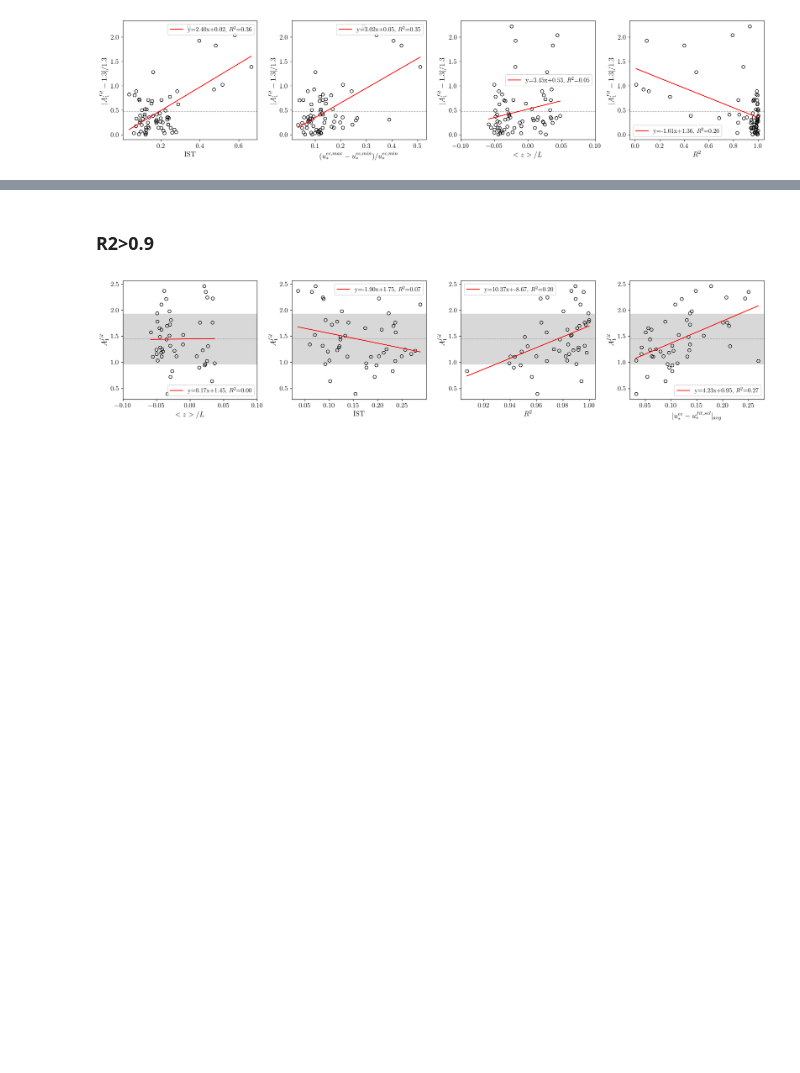
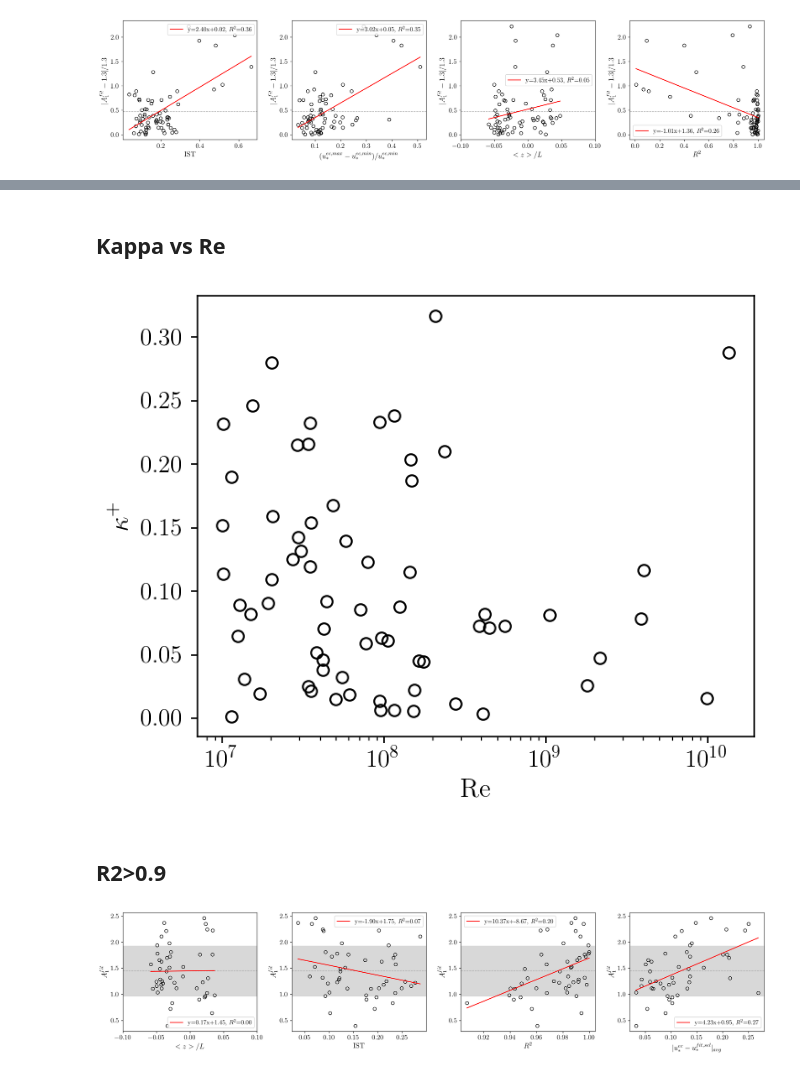
Before and after one commit to yueqin813/EC_analys, a Jupyter notebook: b2_neutral_var.ipynb, the cells around one changed output, grey strips where cells are left out. Drawn from its saved outputs; the diff is of its cells as text; code cells hidden in the pictures; blank space fills up the shorter version.

```diff
--- a/b2_neutral_var.ipynb
+++ b/b2_neutral_var.ipynb
@@ -585,5 +655,25 @@ plt.legend(fontsize=12)
+# %% [markdown]
+## Kappa vs Re ##
+# %%
+fig = plt.figure(figsize=(5,4), dpi=150,tight_layout=True)
+ax1 = fig.add_subplot(111)
+y_temp = abs(kappa_m2-0.4)/0.4
+# x_msk = ~np.isnan(re)
+x_msk = np.logical_and(re<1e+11,y_temp<2)
+plt.plot(re[x_msk],y_temp[x_msk],'o',color = 'k',markerfacecolor='none')
+plt.xlabel(r'Re', fontsize=font_size)
+plt.ylabel(r'$\kappa^+$', fontsize=font_size)
+# linear regression
+slope, intercept,r,_,_ = stats.linregress(re[x_msk], y_temp[x_msk])
+x = np.sort(re[x_msk])
+line = slope*x+intercept
+# plt.plot(x, line, 'r', label='y={:.2f}x+{:.2f}, $R^2$={:.2f}'.format(slope,intercept,r**2))
+# plt.legend(fontsize=12)
+ax1.set_xscale('log')
+# %% [output]
+[figure, added]
 # %% [markdown]
-### R2>0.9 ###
+## R2>0.9 ##
 # %%
 A_msk = np.logical_and(r2>=0.9,A1_fit>0)
 # calculate percentiles of A1_fit
```
Also changed, not shown: parts of 13 cells of this notebook, 8 other files.
